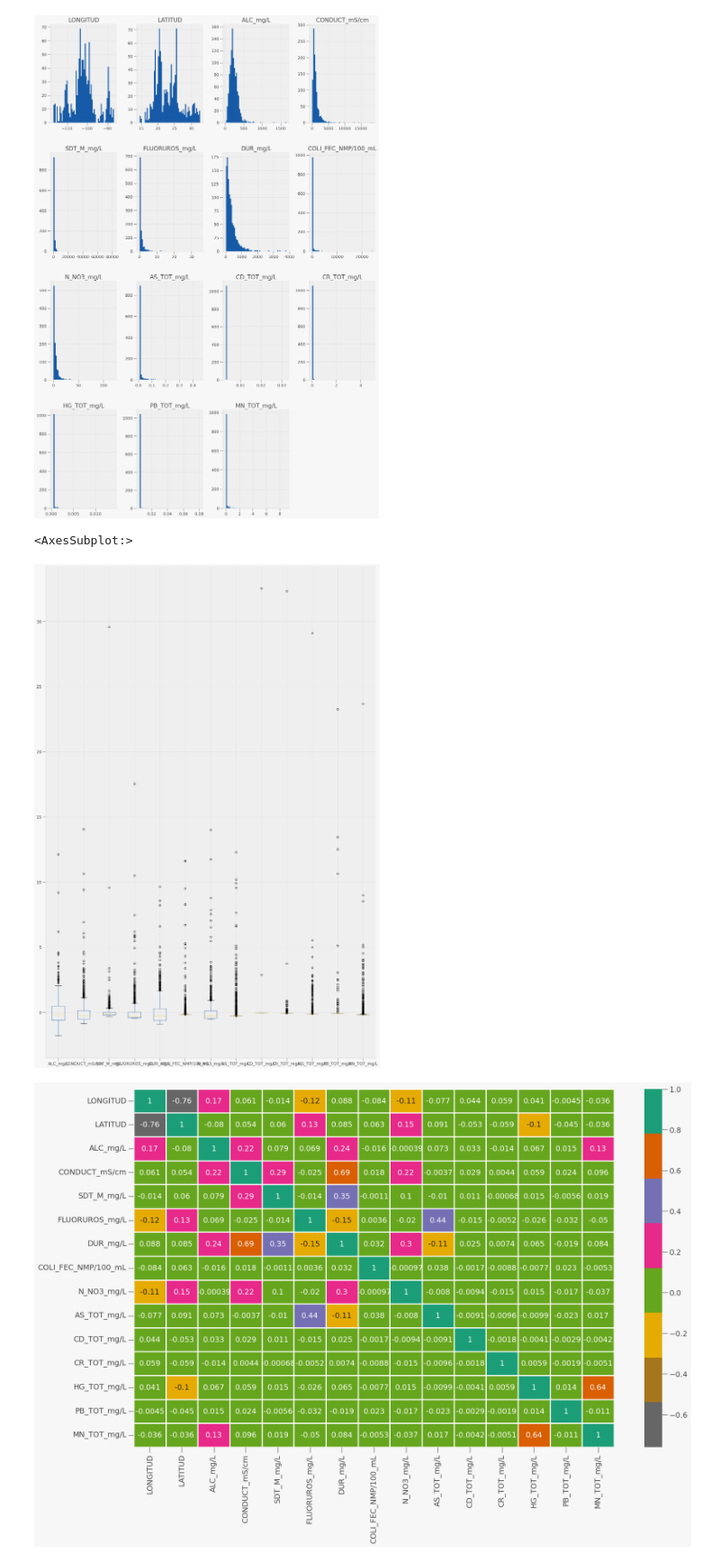
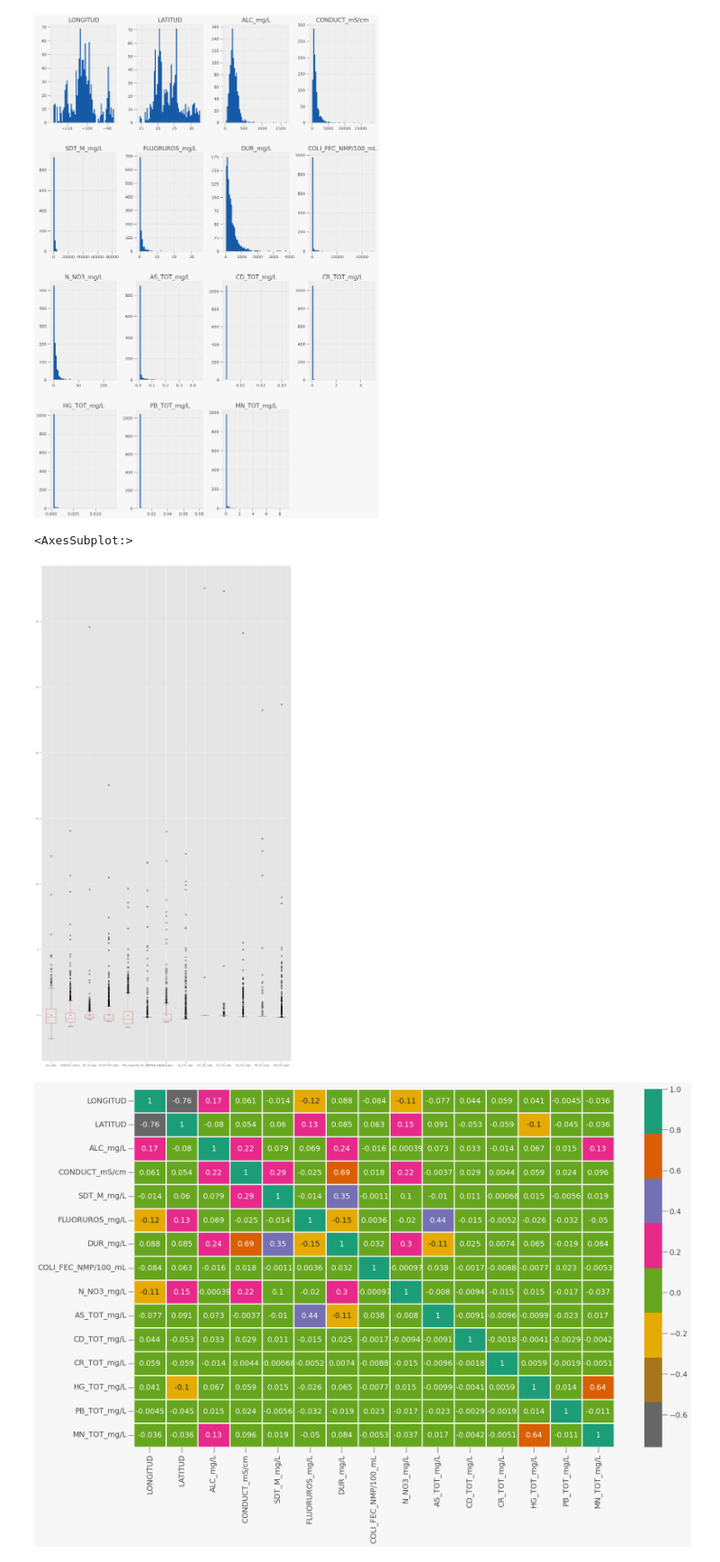
Before and after one commit to PosgradoMNA/actividades-del-projecto-96, a Jupyter notebook: Reto/reto_calidad_agua.ipynb, the cells around one changed output. Shown at 90% size. Cells and saved outputs as stored; diff of their text form; code cells hidden in the pictures.

```diff
--- a/Reto/reto_calidad_agua.ipynb
+++ b/Reto/reto_calidad_agua.ipynb
@@ -333,12 +333,12 @@ array([[<AxesSubplot:title={'center':'LONGITUD'}>,
 # %%
 # Ahora usaremos el boxplot para ver como están distribuidos los datos
 numeric_cols = dfCalidadSubterranea.select_dtypes(include=[np.number]).columns
 dfCalidadSubterraneaNormalized = dfCalidadSubterranea[numeric_cols].apply(zscore)
 dfCalidadSubterraneaNormalized.drop(['LONGITUD','LATITUD'], axis=1, inplace=True)
-dfCalidadSubterraneaNormalized.boxplot(figsize=(20,30),showmeans=True)
+dfCalidadSubterraneaNormalized.boxplot(figsize=(20,40),showmeans=True)
 # %% [output]
 <AxesSubplot:>
-[figure, old version]
+[figure, new version]
 # %%
 plt.figure(figsize=(20,12))
 sns.heatmap(dfCalidadSubterranea.corr(), annot=True, cmap='Dark2_r', linewidths = 2)
```
Also changed, not shown: parts of 5 cells of this notebook.
